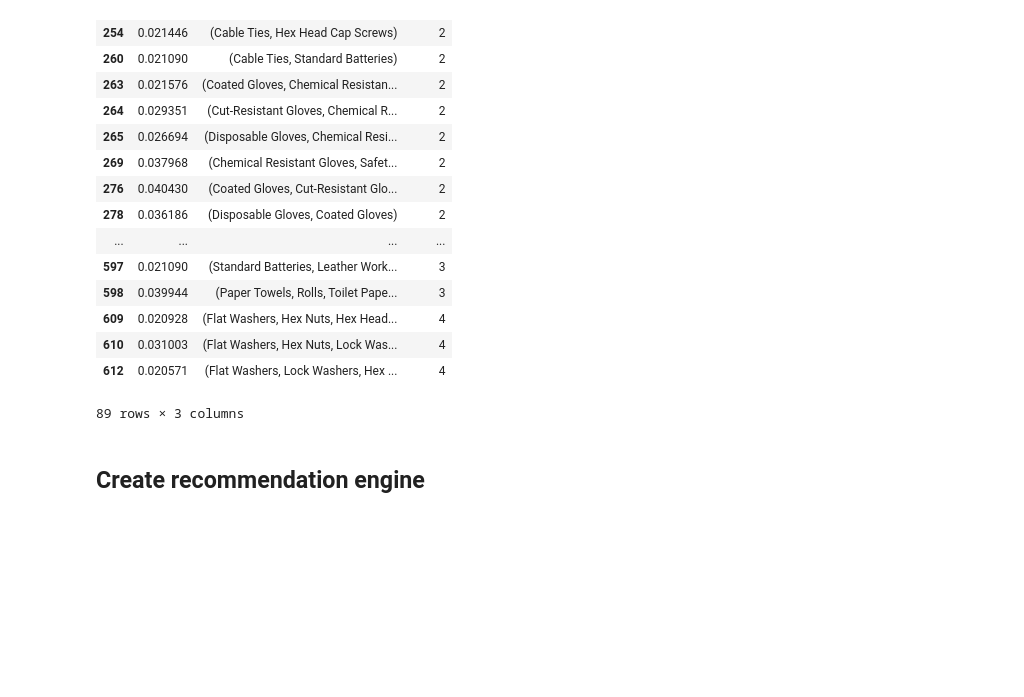
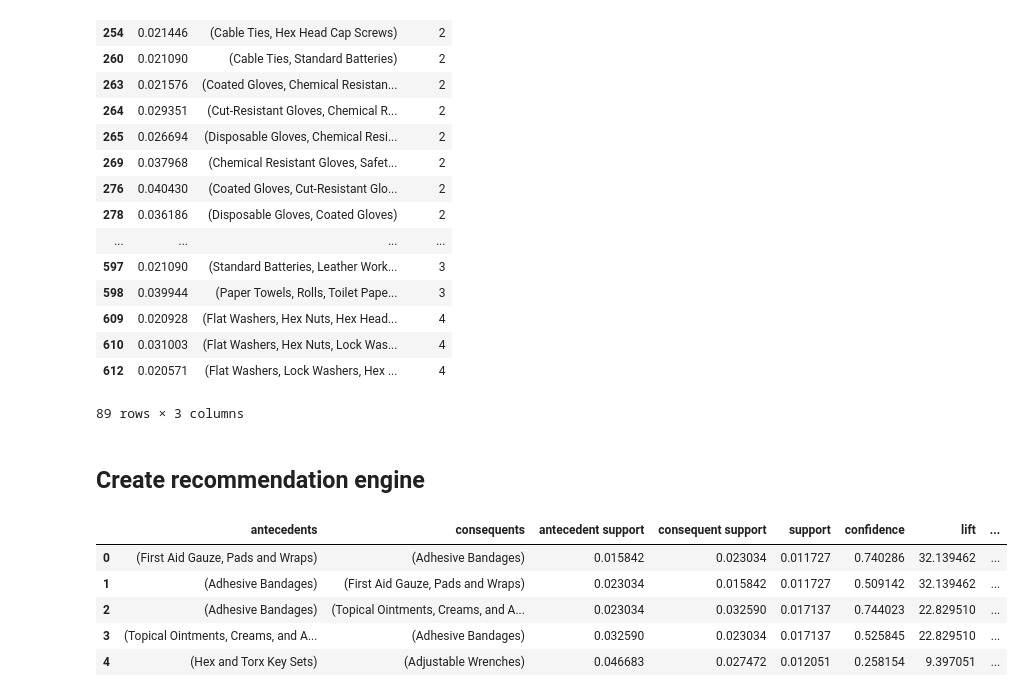
Before and after one commit to deejayrusso/E-Commerce-Recommendations, a Jupyter notebook: E-Commerce Recommendation Notebook.ipynb, the cells around one changed output. Cells and saved outputs as stored; diff of their text form; code cells hidden in the pictures; blank space fills up the shorter version.

```diff
--- a/E-Commerce Recommendation Notebook.ipynb
+++ b/E-Commerce Recommendation Notebook.ipynb
@@ -378,0 +364,11 @@ freq_itemsets[ (freq_itemsets['length'] > 1) &
+# %%
+# Generate association rules to make recommendations
+rules = association_rules(freq_itemsets, metric="lift", min_threshold=1)
+rules.head()
+# %% [output]
+|  | antecedents | consequents | antecedent support | consequent support | support | confidence | lift | ... |
+| 0 | (First Aid Gauze, Pads and Wraps) | (Adhesive Bandages) | 0.015842 | 0.023034 | 0.011727 | 0.740286 | 32.139462 | ... |
+| 1 | (Adhesive Bandages) | (First Aid Gauze, Pads and Wraps) | 0.023034 | 0.015842 | 0.011727 | 0.509142 | 32.139462 | ... |
+| 2 | (Adhesive Bandages) | (Topical Ointments, Creams, and A... | 0.023034 | 0.032590 | 0.017137 | 0.744023 | 22.829510 | ... |
+| 3 | (Topical Ointments, Creams, and A... | (Adhesive Bandages) | 0.032590 | 0.023034 | 0.017137 | 0.525845 | 22.829510 | ... |
+| 4 | (Hex and Torx Key Sets) | (Adjustable Wrenches) | 0.046683 | 0.027472 | 0.012051 | 0.258154 | 9.397051 | ... |
```
Also changed, not shown: parts of 5 cells of this notebook.
